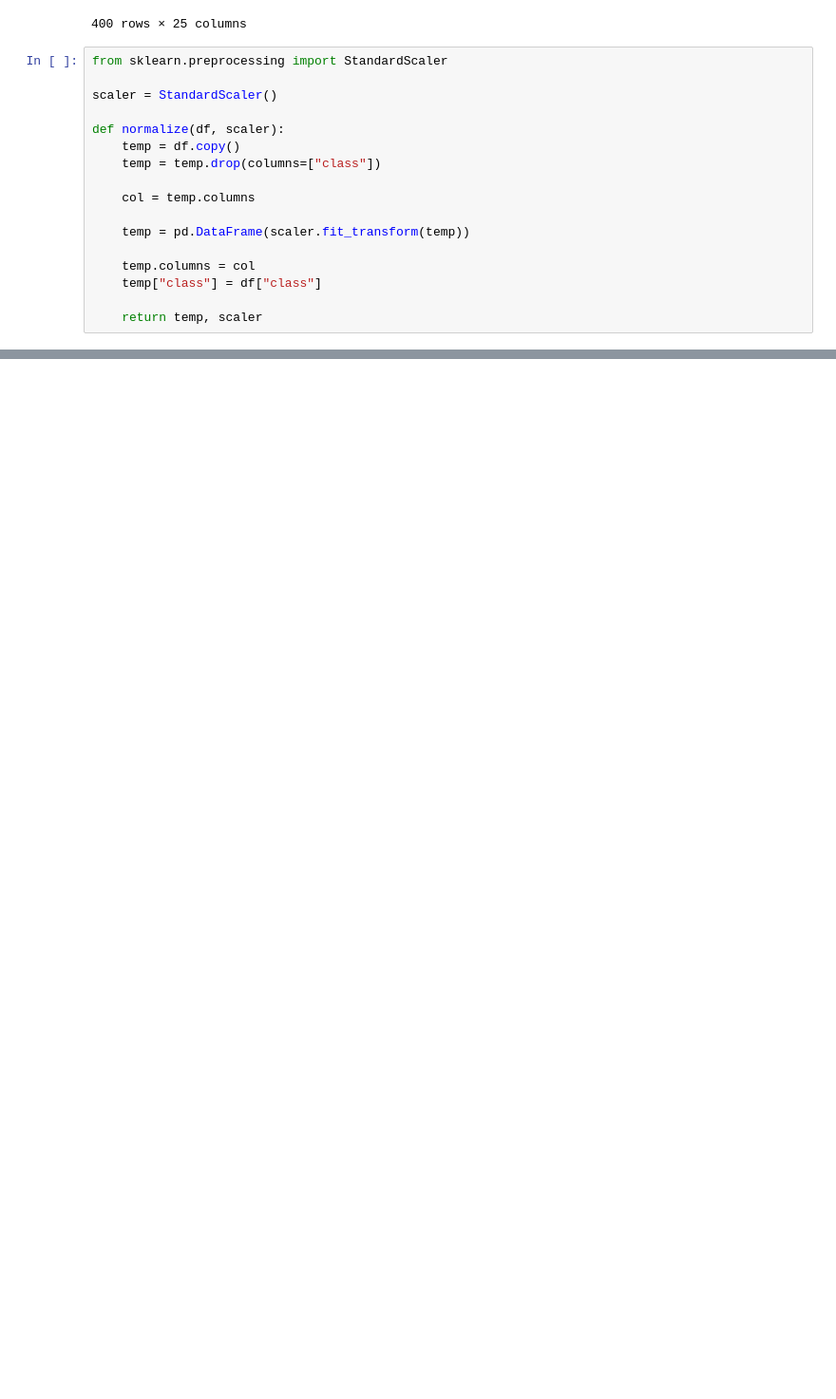
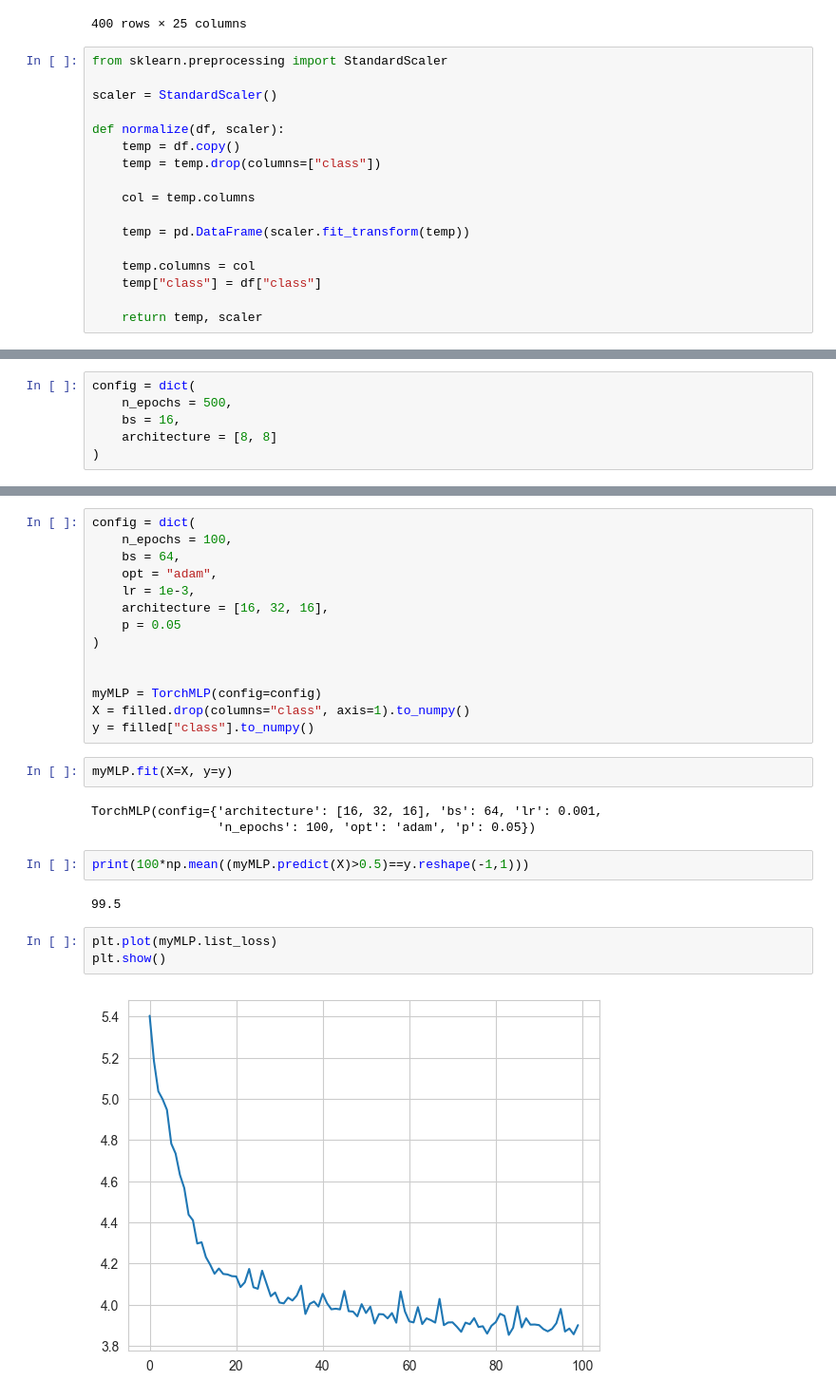
Before and after one commit to jonathanlys01/ML_project, a Jupyter notebook: test.ipynb, the cells around one changed output, grey strips where cells are left out. Shown at 95% size. Saved outputs shown, nothing was run; the diff lists cells and outputs as text; blank space fills up the shorter version.

```diff
--- a/test.ipynb
+++ b/test.ipynb
@@ -192,0 +260,6 @@ dtype: float64
+# %%
+config = dict(
+    n_epochs = 500,
+    bs = 16,
+    architecture = [8, 8]
+)
@@ -192,0 +409,28 @@ dtype: float64
+# %%
+config = dict(
+    n_epochs = 100,
+    bs = 64,
+    opt = "adam",
+    lr = 1e-3,
+    architecture = [16, 32, 16],
+    p = 0.05
+)
+
+
+myMLP = TorchMLP(config=config)
+X = filled.drop(columns="class", axis=1).to_numpy()
+y = filled["class"].to_numpy()
+# %%
+myMLP.fit(X=X, y=y)
+# %% [output]
+TorchMLP(config={'architecture': [16, 32, 16], 'bs': 64, 'lr': 0.001,
+                 'n_epochs': 100, 'opt': 'adam', 'p': 0.05})
+# %%
+print(100*np.mean((myMLP.predict(X)>0.5)==y.reshape(-1,1)))
+# %% [output]
+99.5
+# %%
+plt.plot(myMLP.list_loss)
+plt.show()
+# %% [output]
+[figure, added]
```
Also changed, not shown: parts of 14 cells of this notebook, 2 other files.
